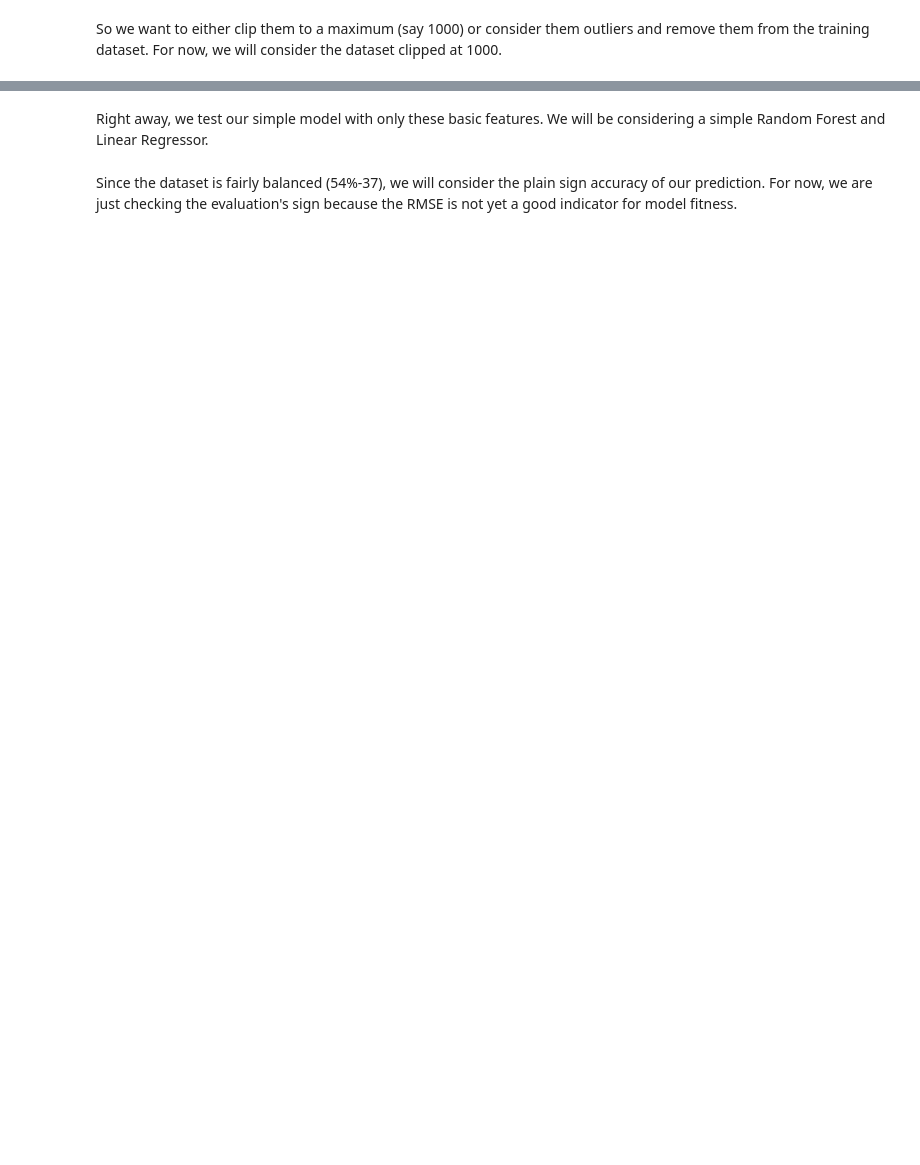
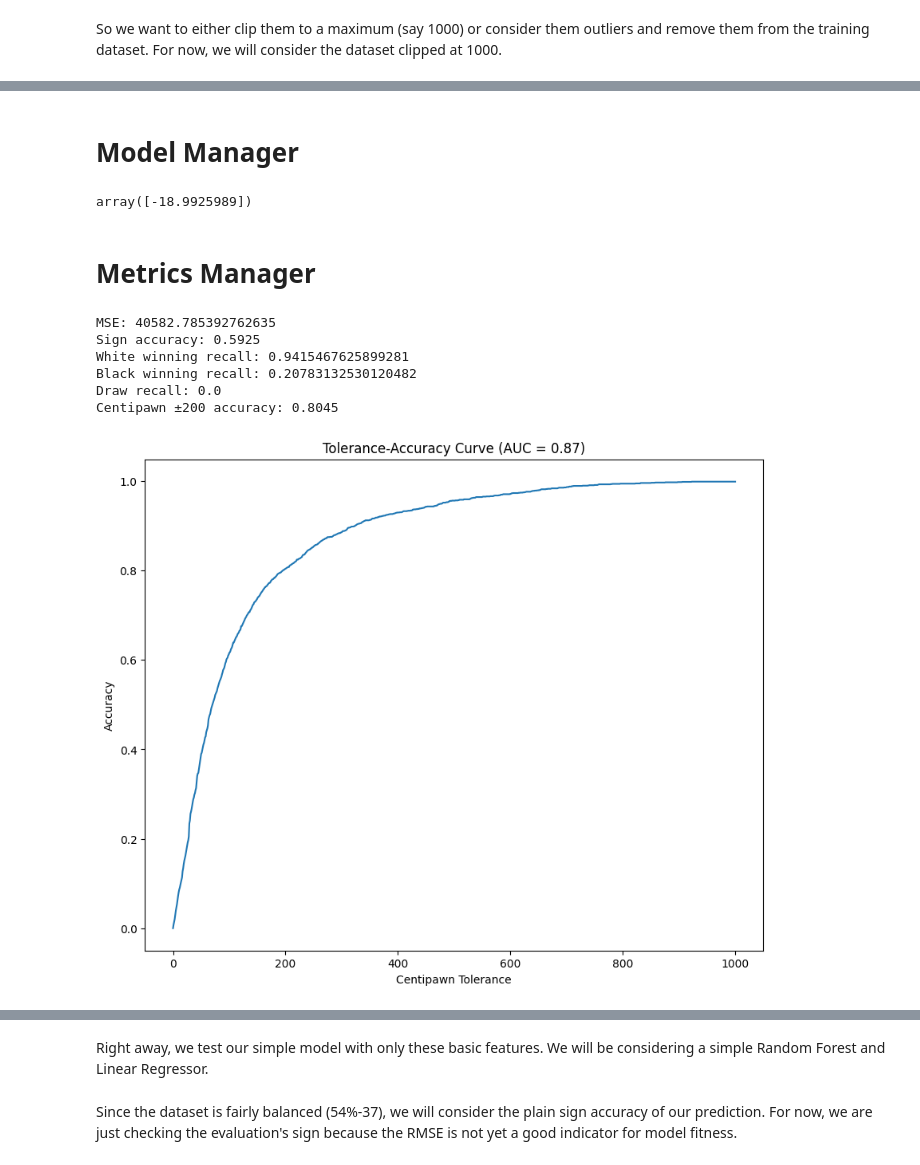
Before and after one commit to NatanSisoev/Chess-ML-Evaluator, a Jupyter notebook: main.ipynb, the cells around one changed output, grey strips where cells are left out. Saved outputs shown, nothing was run; the diff lists cells and outputs as text; code cells hidden in the pictures; blank space fills up the shorter version.

```diff
--- a/main.ipynb
+++ b/main.ipynb
@@ -148,0 +211,6 @@ BLACK_PIECES = "BlackPieces"
+# %%
+dm = DataManager(DATASET_FILE, sample_size=10_000, read_size=100_000, random_state=RANDOM_STATE)
+DATAFRAME = dm.df
+DATAFRAME.info(memory_usage="deep")
+dm.df_all[EVAL].hist(bins=100)
+plt.show()
@@ -182,0 +287,2 @@ DATAFRAME
+# %%
+dm.apply_transformers([PieceInfo])
@@ -182,0 +303,34 @@ DATAFRAME
+# %% [markdown]
+# Model Manager
+# %%
+class ModelManager:
+    def __init__(self, model: BaseEstimator, dm: DataManager):
+        self.model = model
+        self.dm = dm
+        self.y_pred = None
+
+        self.fit()
+
+    def fit(self):
+        self.model.fit(self.dm.X_train, self.dm.y_train)
+
+    def predict(self):
+        self.y_pred = self.model.predict(self.dm.X_test)
+        return self.y_pred
+
+    def predict_fen(self, fen: str):
+        df_fen = pd.DataFrame({FEN: [fen]})
+        if self.dm.transformers is not None:
+            with tqdm(self.dm.transformers, desc="Applying transformations", leave=False) as pbar:
+                for transformer in pbar:
+                    pbar.set_postfix({"transformer": transformer.name})
+                    df_fen = transformer.transform(df_fen)
+        return self.model.predict(df_fen.drop(FEN, axis=1))
+# %%
+mm = ModelManager(GradientBoostingRegressor(), dm)
+mm.predict()
+mm.predict_fen(EXAMPLE_FEN)
+# %% [output]
+array([-18.9925989])
+# %% [markdown]
+# Metrics Manager
@@ -182,0 +426,12 @@ DATAFRAME
+# %%
+metm = MetricsManager(mm)
+metm.report()
+metm.plot_tol_acc()
+# %% [output]
+MSE: 40582.785392762635
+Sign accuracy: 0.5925
+White winning recall: 0.9415467625899281
+Black winning recall: 0.20783132530120482
+Draw recall: 0.0
+Centipawn ±200 accuracy: 0.8045
+[figure, added]
```
Also changed, not shown: parts of 75 cells of this notebook, 1 other file.
